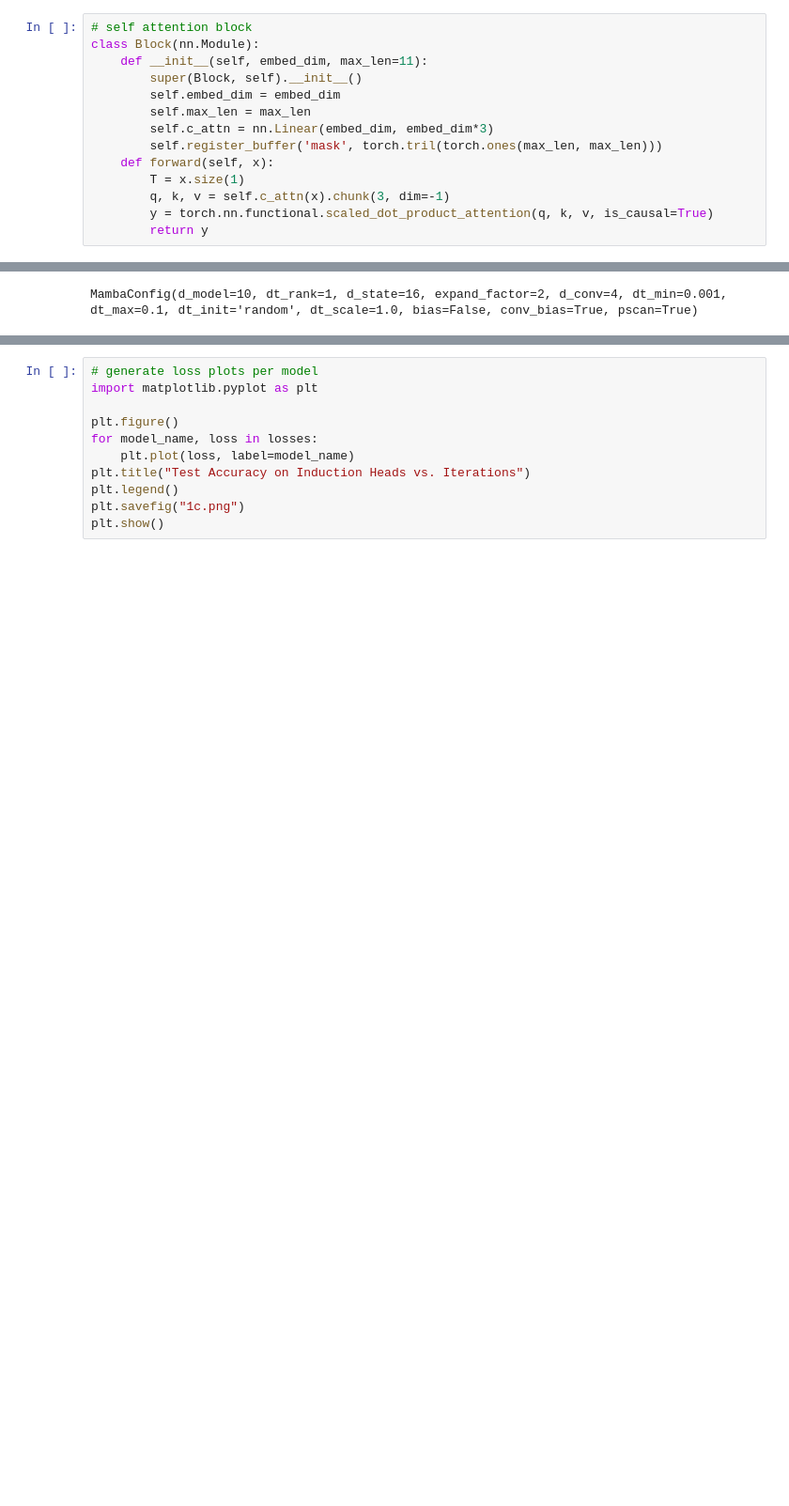
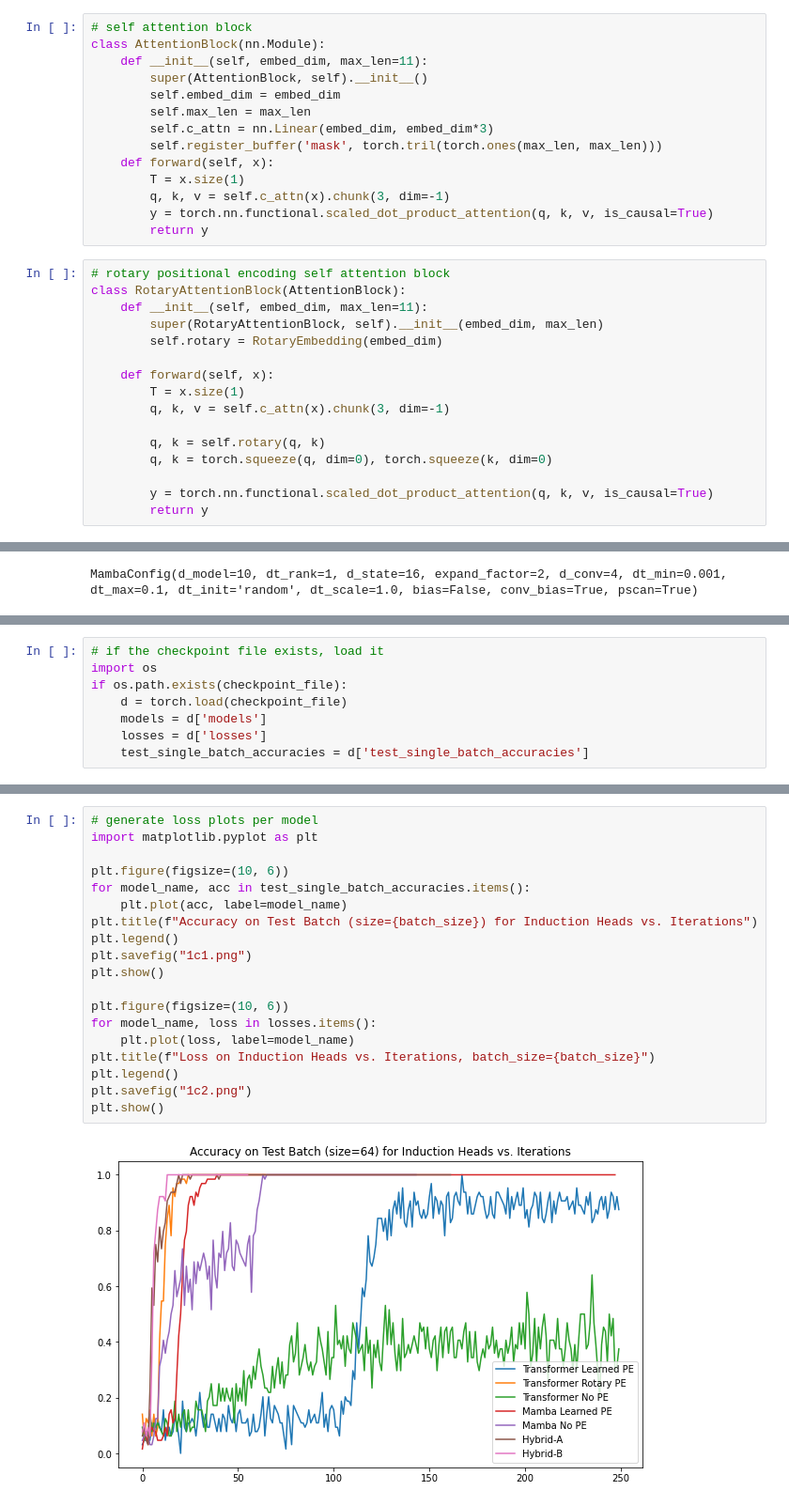
Before and after one commit to oliveraw/hw-mamba, a Jupyter notebook: recall.ipynb, the cells around one changed output, grey strips where cells are left out. Shown: that part at 94% size. Cells and saved outputs as stored; diff of their text form; blank space fills up the shorter version.

```diff
--- a/recall.ipynb
+++ b/recall.ipynb
@@ -177,8 +274,8 @@ class Random_tokenizer:
 # %%
 # self attention block
-class Block(nn.Module):
+class AttentionBlock(nn.Module):
     def __init__(self, embed_dim, max_len=11):
-        super(Block, self).__init__()
+        super(AttentionBlock, self).__init__()
         self.embed_dim = embed_dim
         self.max_len = max_len
         self.c_attn = nn.Linear(embed_dim, embed_dim*3)
@@ -188,6 +285,22 @@ class Block(nn.Module):
         q, k, v = self.c_attn(x).chunk(3, dim=-1)
         y = torch.nn.functional.scaled_dot_product_attention(q, k, v, is_causal=True)
         return y
+# %%
+# rotary positional encoding self attention block
+class RotaryAttentionBlock(AttentionBlock):
+    def __init__(self, embed_dim, max_len=11):
+        super(RotaryAttentionBlock, self).__init__(embed_dim, max_len)
+        self.rotary = RotaryEmbedding(embed_dim)
+
+    def forward(self, x):
+        T = x.size(1)
+        q, k, v = self.c_attn(x).chunk(3, dim=-1)
+
+        q, k = self.rotary(q, k)
+        q, k = torch.squeeze(q, dim=0), torch.squeeze(k, dim=0)
+
+        y = torch.nn.functional.scaled_dot_product_attention(q, k, v, is_causal=True)
+        return y
 # %% [markdown]
 ### Mamba Block
 Below, we copy the implementation of the Mamba block with parallel scan from this repository: https://github.com/alxndrTL/mamba.py/
@@ -843,0 +1000,8 @@ epoch 110 loss: 4.510283099961043e-08
+# %%
+# if the checkpoint file exists, load it
+import os
+if os.path.exists(checkpoint_file):
+    d = torch.load(checkpoint_file)
+    models = d['models']
+    losses = d['losses']
+    test_single_batch_accuracies = d['test_single_batch_accuracies']
@@ -844,11 +1086,21 @@ epoch 110 loss: 4.510283099961043e-08
 # %%
 # generate loss plots per model
 import matplotlib.pyplot as plt
 
-plt.figure()
-for model_name, loss in losses:
+plt.figure(figsize=(10, 6))
+for model_name, acc in test_single_batch_accuracies.items():
+    plt.plot(acc, label=model_name)
+plt.title(f"Accuracy on Test Batch (size={batch_size}) for Induction Heads vs. Iterations")
+plt.legend()
+plt.savefig("1c1.png")
+plt.show()
+
+plt.figure(figsize=(10, 6))
+for model_name, loss in losses.items():
     plt.plot(loss, label=model_name)
-plt.title("Test Accuracy on Induction Heads vs. Iterations")
+plt.title(f"Loss on Induction Heads vs. Iterations, batch_size={batch_size}")
 plt.legend()
-plt.savefig("1c.png")
+plt.savefig("1c2.png")
 plt.show()
+# %% [output]
+[figure, added]
```
Also changed, not shown: parts of 8 cells of this notebook, 6 other files.
